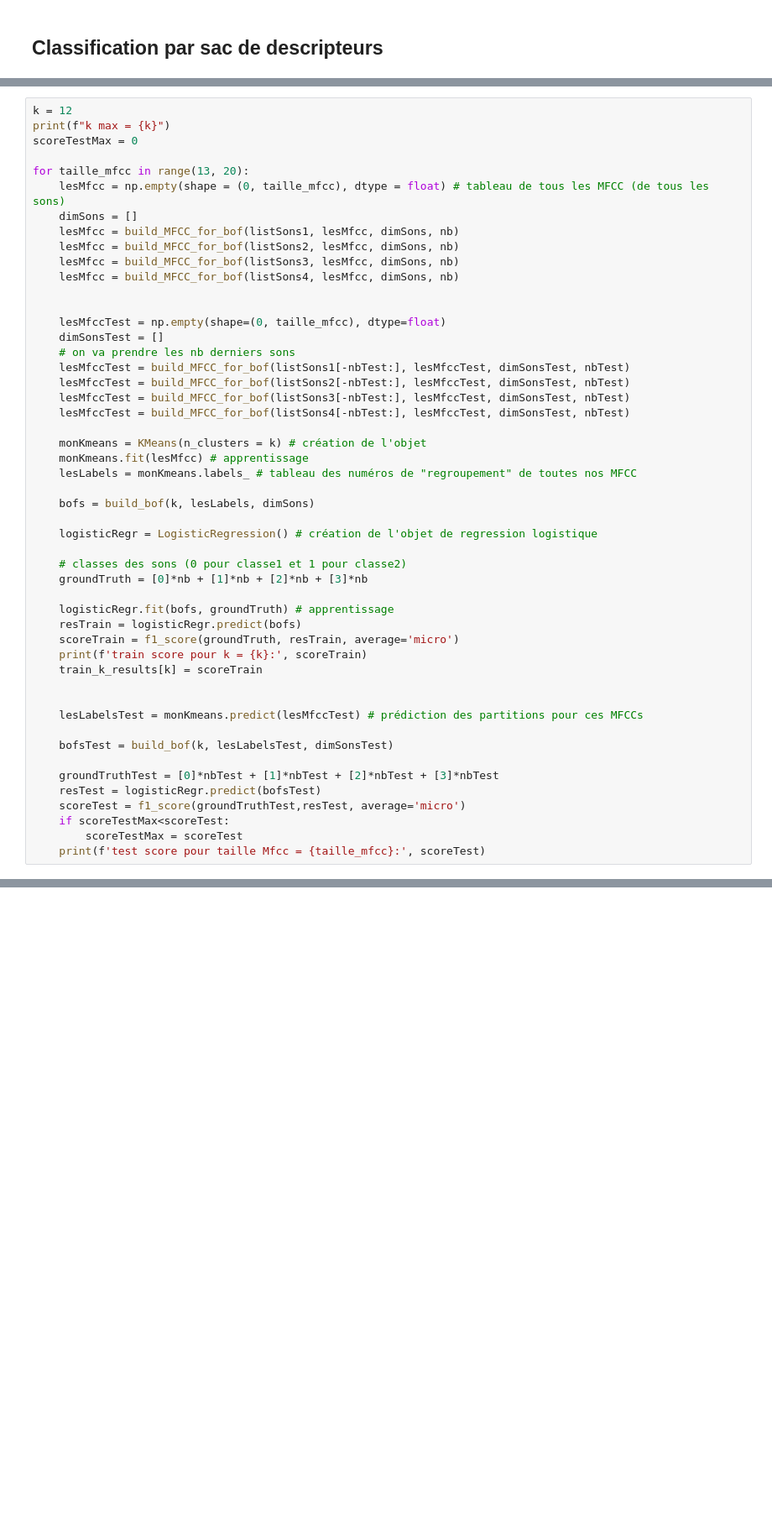
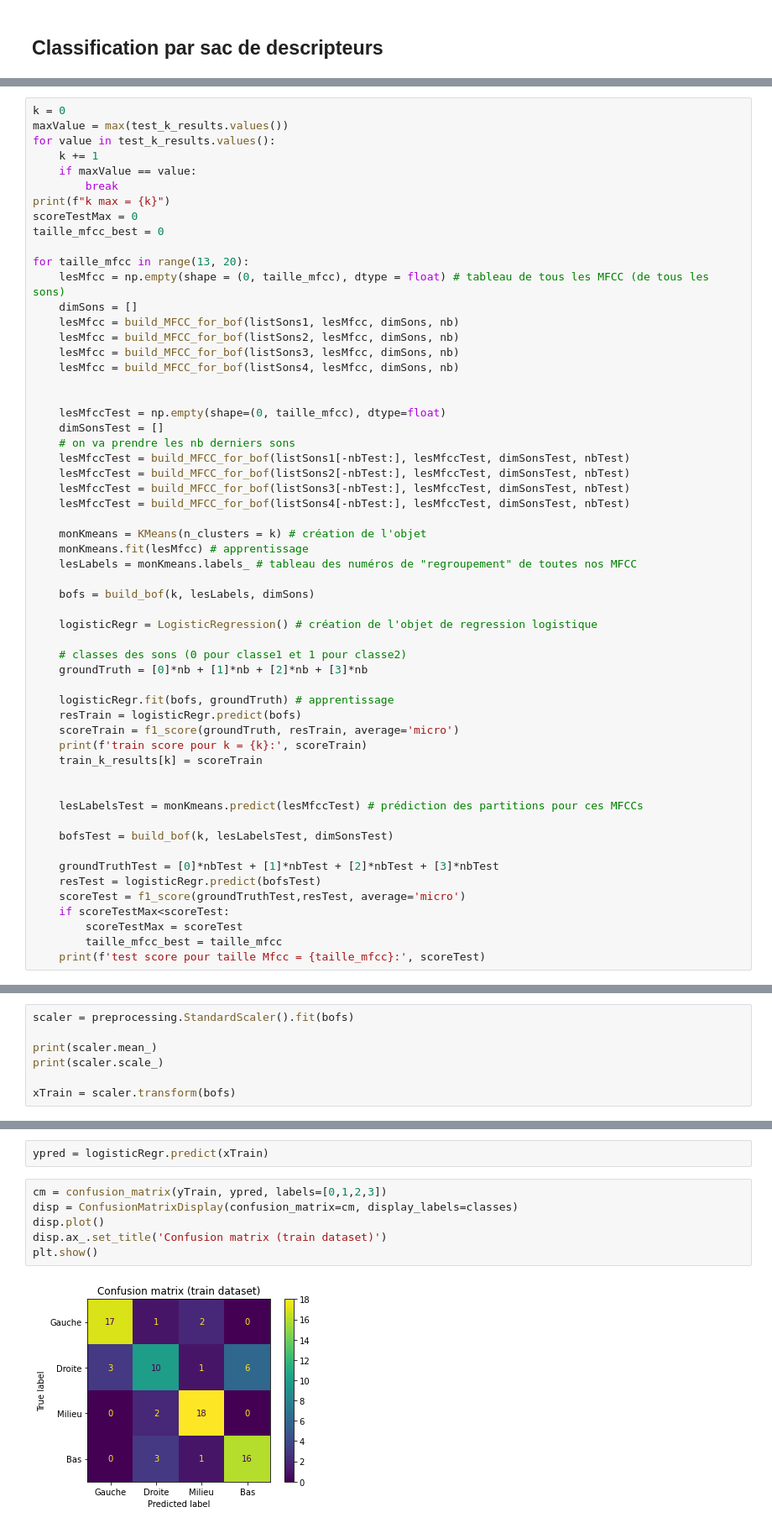
Before and after one commit to Supervinh/PNS-SSII-Classification-de-sons, a Jupyter notebook: TPrecosons2022_Bevan_Faucher.ipynb, the cells around one changed output, grey strips where cells are left out. Shown: that part at 84% size. Cells and saved outputs as stored; diff of their text form; blank space fills up the shorter version.

```diff
--- a/TPrecosons2022_Bevan_Faucher.ipynb
+++ b/TPrecosons2022_Bevan_Faucher.ipynb
@@ -315,7 +316,13 @@ test score pour k = 14: 0.525
 # %%
-k = 12
+k = 0
+maxValue = max(test_k_results.values())
+for value in test_k_results.values():
+    k += 1
+    if maxValue == value:
+        break
 print(f"k max = {k}")
 scoreTestMax = 0
+taille_mfcc_best = 0
 
 for taille_mfcc in range(13, 20):
     lesMfcc = np.empty(shape = (0, taille_mfcc), dtype = float) # tableau de tous les MFCC (de tous les sons)
@@ -361,5 +368,6 @@ for taille_mfcc in range(13, 20):
     scoreTest = f1_score(groundTruthTest,resTest, average='micro')
     if scoreTestMax<scoreTest:
         scoreTestMax = scoreTest
+        taille_mfcc_best = taille_mfcc
     print(f'test score pour taille Mfcc = {taille_mfcc}:', scoreTest)
 # %% [output]
@@ -384,0 +440,7 @@ The max for k = 12, is a score of 0.7
+# %%
+scaler = preprocessing.StandardScaler().fit(bofs)
+
+print(scaler.mean_)
+print(scaler.scale_)
+
+xTrain = scaler.transform(bofs)
@@ -384,0 +452,10 @@ The max for k = 12, is a score of 0.7
+# %%
+ypred = logisticRegr.predict(xTrain)
+# %%
+cm = confusion_matrix(yTrain, ypred, labels=[0,1,2,3])
+disp = ConfusionMatrixDisplay(confusion_matrix=cm, display_labels=classes)
+disp.plot()
+disp.ax_.set_title('Confusion matrix (train dataset)')
+plt.show()
+# %% [output]
+[figure, added]
```
Also changed, not shown: parts of 9 cells of this notebook.
